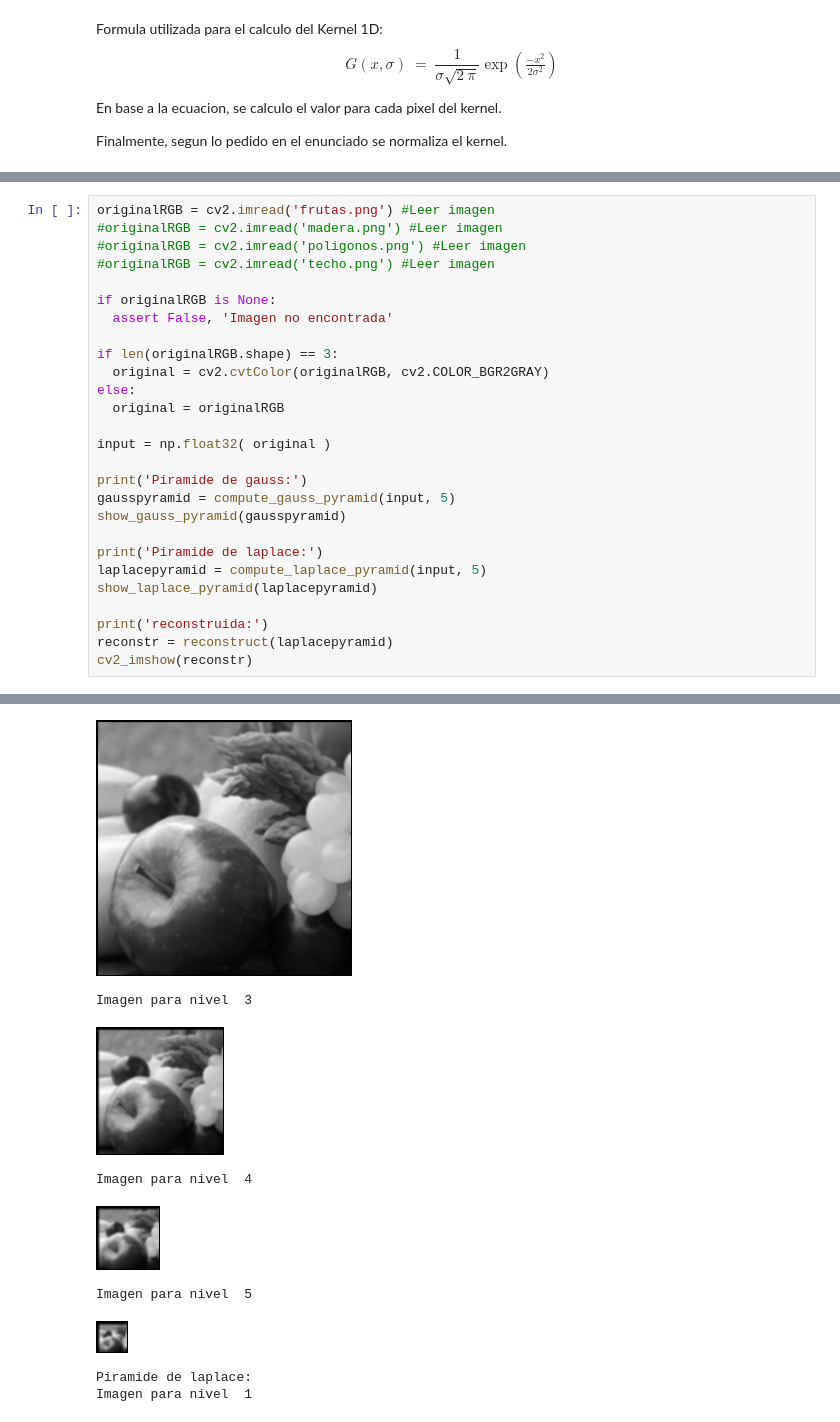
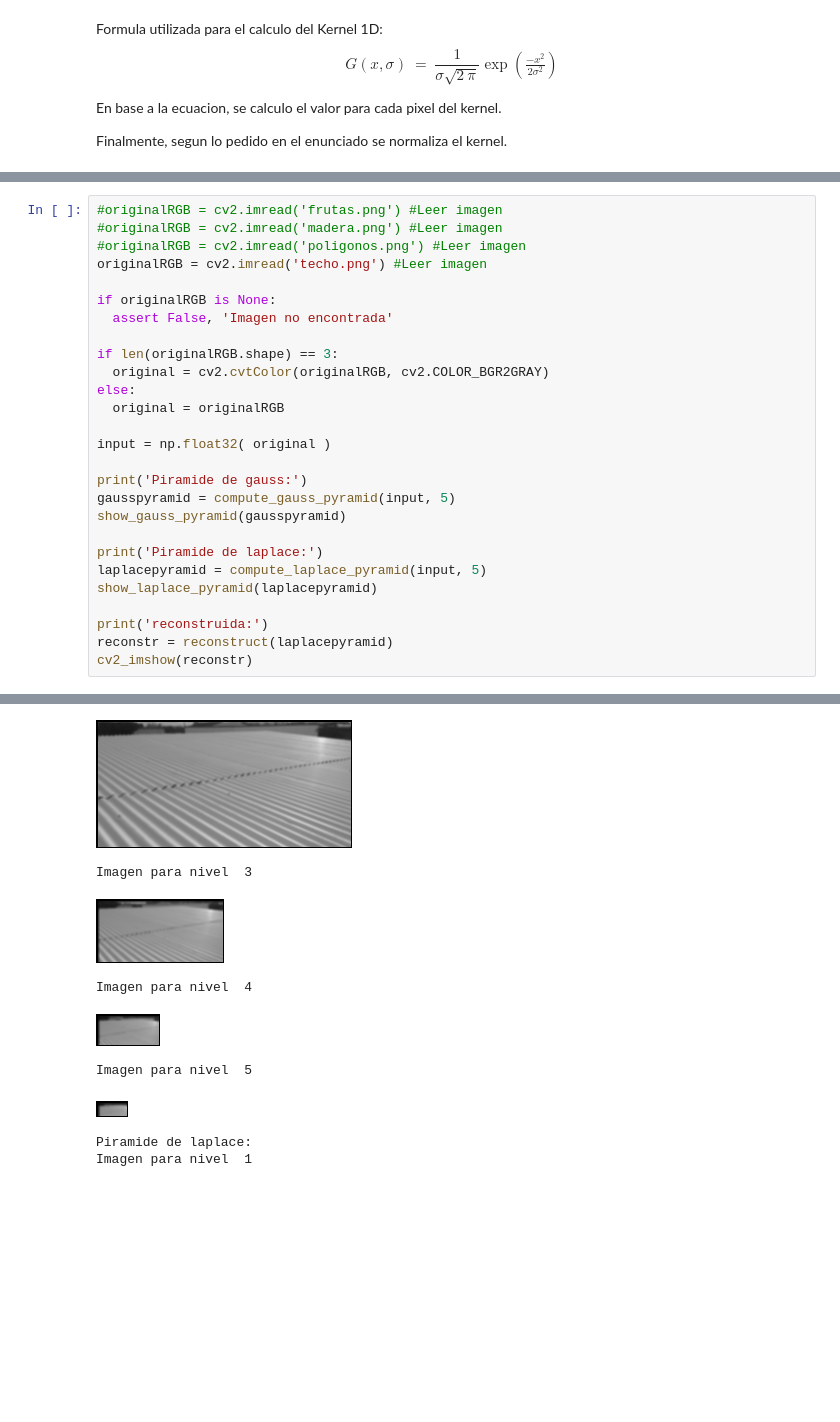
Before and after one commit to Diego-II/Procesamiento-Avanzado-de-Imagenes, a Jupyter notebook: Tarea1/tarea1_alumnos_cython_convolution.ipynb, the cells around one changed output, grey strips where cells are left out. Drawn from its saved outputs; the diff is of its cells as text; blank space fills up the shorter version.

```diff
--- a/Tarea1/tarea1_alumnos_cython_convolution.ipynb
+++ b/Tarea1/tarea1_alumnos_cython_convolution.ipynb
@@ -474,8 +474,8 @@ time: 125 ms
 # %%
-originalRGB = cv2.imread('frutas.png') #Leer imagen
+#originalRGB = cv2.imread('frutas.png') #Leer imagen
 #originalRGB = cv2.imread('madera.png') #Leer imagen
 #originalRGB = cv2.imread('poligonos.png') #Leer imagen
-#originalRGB = cv2.imread('techo.png') #Leer imagen
+originalRGB = cv2.imread('techo.png') #Leer imagen
 
 if originalRGB is None:
   assert False, 'Imagen no encontrada'
@@ -505,10 +505,10 @@ Imagen para nivel  1
 Imagen para nivel  2
-[figure, old version]
+[figure, new version]
 Imagen para nivel  3
-[figure, old version]
+[figure, new version]
 Imagen para nivel  4
-[figure, old version]
+[figure, new version]
 Imagen para nivel  5
-[figure, old version]
+[figure, new version]
 Piramide de laplace:
 Imagen para nivel  1
```
Also changed, not shown: parts of 36 cells of this notebook.
